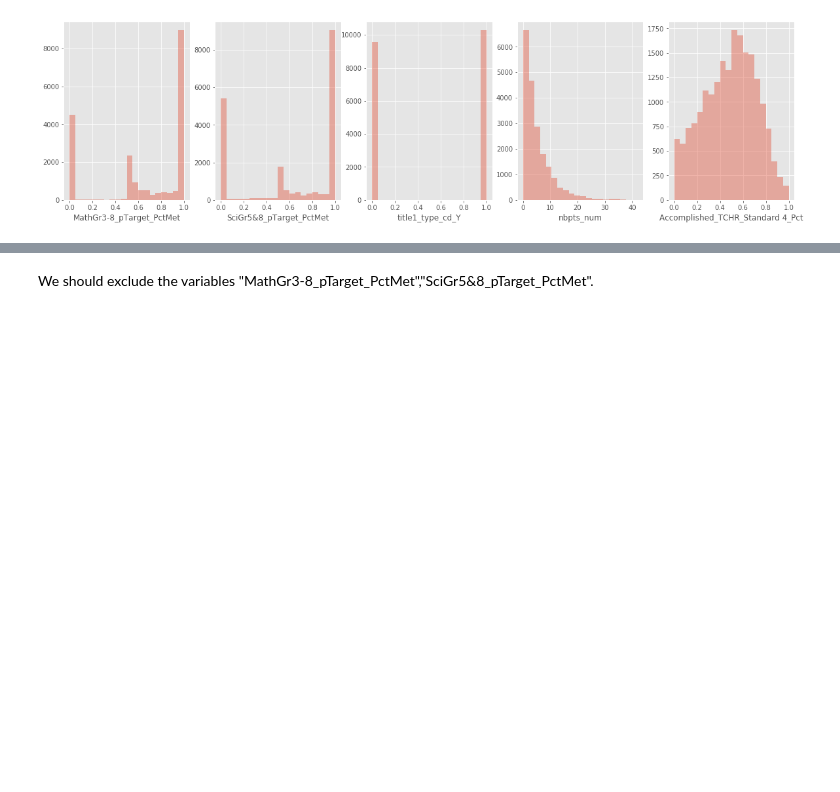
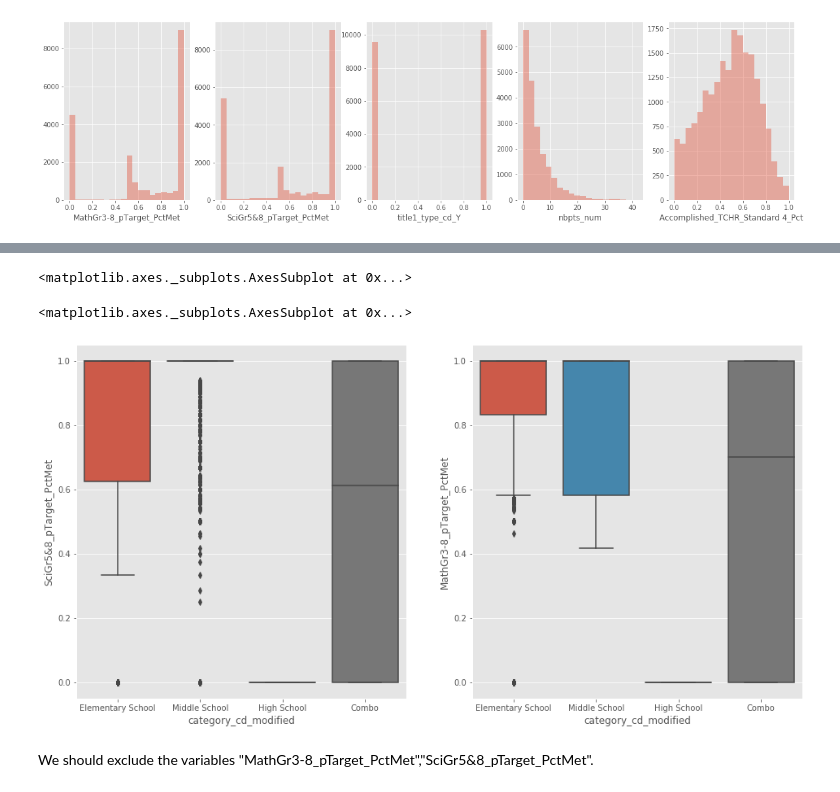
Before and after one commit to fredpoon/ds_7331_jyrf_eda, a Jupyter notebook: grp4_lab3_jyrf.ipynb, the cells around one changed output, grey strips where cells are left out. Drawn from its saved outputs; the diff is of its cells as text; code cells hidden in the pictures; blank space fills up the shorter version.

```diff
--- a/grp4_lab3_jyrf.ipynb
+++ b/grp4_lab3_jyrf.ipynb
@@ -379,3 +379,25 @@ plt.show()
 <matplotlib.axes._subplots.AxesSubplot at 0x...>
 <matplotlib.axes._subplots.AxesSubplot at 0x...>
 [figure]
+# %%
+schoolData_org['category_cd'] == 'E'
+# schools2['category_cd'].unique()
+schoolData_org['category_cd_modified'] = np.select(
+    [
+        schoolData_org['category_cd'] == 'A',
+        schoolData_org['category_cd'] == 'E',
+        schoolData_org['category_cd'] == 'H',
+        schoolData_org['category_cd'] == 'I',
+        schoolData_org['category_cd'] == 'M'
+    ],
+    [
+        'Elem./Mid./High Together',
+        'Elementary School',
+        'High School',
+        'Elem./Mid. Together',
+        'Middle School'
+    ],
+    default='Mid./High Together'
+)
+
+pd.DataFrame(schoolData_org.category_cd_modified.value_counts())
@@ -381,0 +424,6 @@ plt.show()
+# %%
+combo = schoolData_org['category_cd_modified'].str.contains('/', regex=False)
+
+schoolData_org['category_cd_modified'] = np.where(combo, 'Combo', schoolData_org['category_cd_modified'])
+
+pd.DataFrame(schoolData_org.category_cd_modified.value_counts())
@@ -382,3 +436,17 @@ plt.show()
+# %%
+fig, axarr  = plt.subplots(1,2,figsize=(16,8))
+
+#Science grade
+sns.boxplot(  y="SciGr5&8_pTarget_PctMet", x= "category_cd_modified", data=schoolData_org,
+                orient='v' , ax=axarr[0],order=['Elementary School','Middle School','High School','Combo'])
+
+#Math grade
+sns.boxplot(  y="MathGr3-8_pTarget_PctMet", x= "category_cd_modified", data=schoolData_org,
+                orient='v' , ax=axarr[1],order=['Elementary School','Middle School','High School','Combo'])
+# %% [output]
+<matplotlib.axes._subplots.AxesSubplot at 0x...>
+<matplotlib.axes._subplots.AxesSubplot at 0x...>
+[figure, added]
 # %% [markdown]
 We should exclude the variables "MathGr3-8_pTarget_PctMet","SciGr5&8_pTarget_PctMet".
 # %%
```
Also changed, not shown: parts of 38 cells of this notebook.
